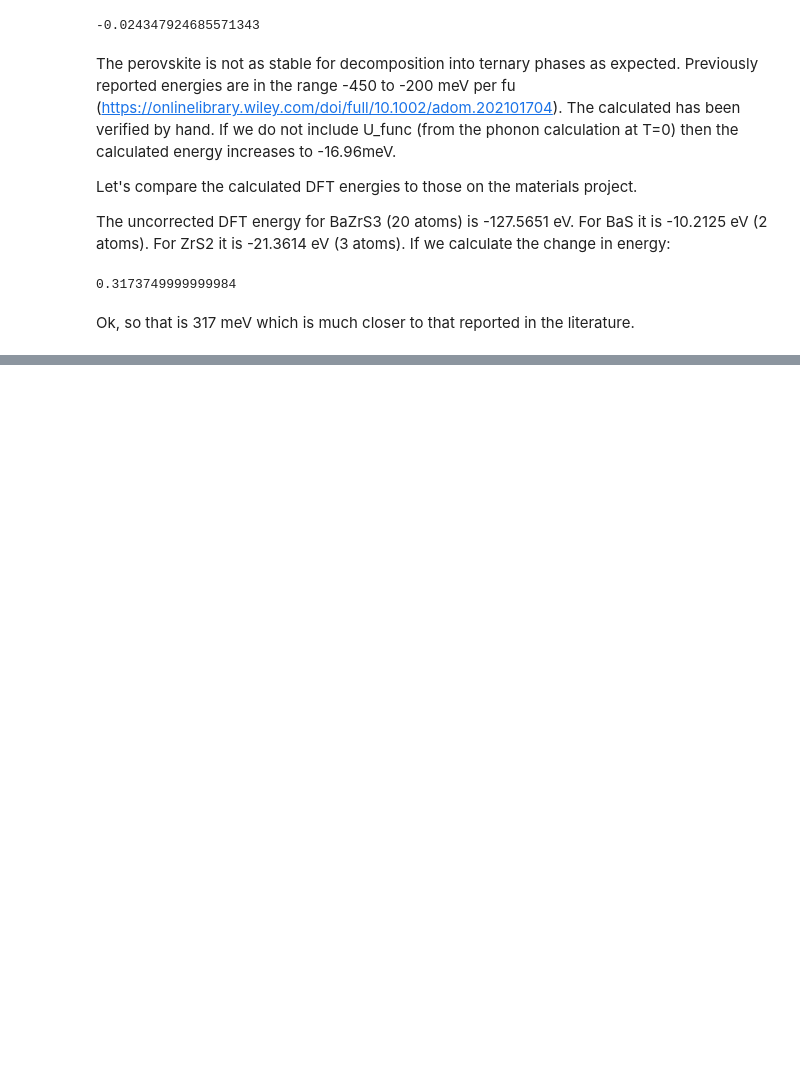
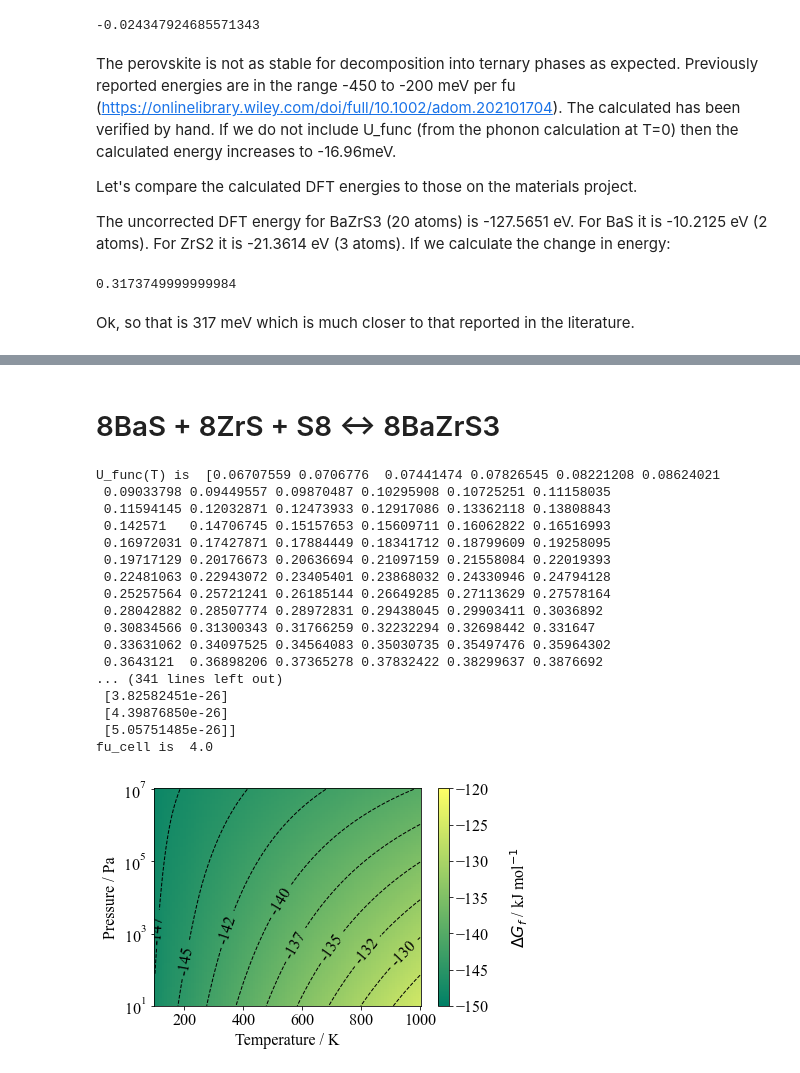
Before and after one commit to NU-CEM/ThermoPot, a Jupyter notebook: BaZrS3/BaZrS3.ipynb, the cells around one changed output, grey strips where cells are left out. Cells and saved outputs as stored; diff of their text form; code cells hidden in the pictures; blank space fills up the shorter version.

```diff
--- a/BaZrS3/BaZrS3.ipynb
+++ b/BaZrS3/BaZrS3.ipynb
@@ -103,0 +248,26 @@ Ok, so that is 317 meV which is much closer to that reported in the literature.
+# %% [markdown]
+# 8BaS + 8ZrS + S8 <-> 8BaZrS3
+# %%
+S8_binary_reaction = reactions.Reaction({BaS:8,ZrS:8,S8:1},{BaZrS3:8},
+                                       temperature=T, pressure=P,fu=8)
+GFE = S8_binary_reaction.Dmu(units="kJ")
+GFE.plot_TvsP(scale_range=[-150, -120])
+# %% [output]
+U_func(T) is  [0.06707559 0.0706776  0.07441474 0.07826545 0.08221208 0.08624021
+ 0.09033798 0.09449557 0.09870487 0.10295908 0.10725251 0.11158035
+ 0.11594145 0.12032871 0.12473933 0.12917086 0.13362118 0.13808843
+ 0.142571   0.14706745 0.15157653 0.15609711 0.16062822 0.16516993
+ 0.16972031 0.17427871 0.17884449 0.18341712 0.18799609 0.19258095
+ 0.19717129 0.20176673 0.20636694 0.21097159 0.21558084 0.22019393
+ 0.22481063 0.22943072 0.23405401 0.23868032 0.24330946 0.24794128
+ 0.25257564 0.25721241 0.26185144 0.26649285 0.27113629 0.27578164
+ 0.28042882 0.28507774 0.28972831 0.29438045 0.29903411 0.3036892
+ 0.30834566 0.31300343 0.31766259 0.32232294 0.32698442 0.331647
+ 0.33631062 0.34097525 0.34564083 0.35030735 0.35497476 0.35964302
+ 0.3643121  0.36898206 0.37365278 0.37832422 0.38299637 0.3876692
+... (341 lines left out)
+ [3.82582451e-26]
+ [4.39876850e-26]
+ [5.05751485e-26]]
+fu_cell is  4.0
+[figure, added]
```
Also changed, not shown: parts of 15 cells of this notebook.
